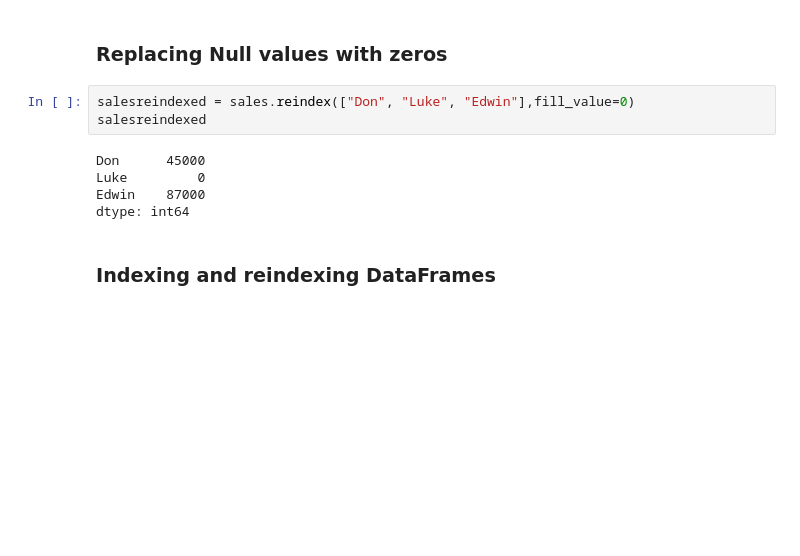
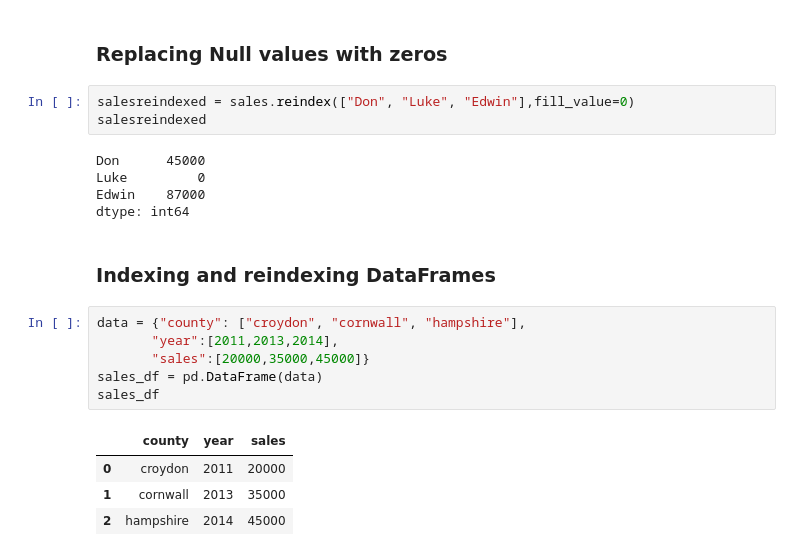
Before and after one commit to cdhutchings/pythonda, a Jupyter notebook: pandas_intro.ipynb, the cells around one changed output. Cells and saved outputs as stored; diff of their text form; blank space fills up the shorter version.

Commit message:
finished selecting entries in series and beginning on selecting entries in dataframes

```diff
--- a/pandas_intro.ipynb
+++ b/pandas_intro.ipynb
@@ -274,3 +274,14 @@ Edwin    87000
 dtype: int64
 # %% [markdown]
 ### Indexing and reindexing DataFrames
+# %%
+data = {"county": ["croydon", "cornwall", "hampshire"],
+       "year":[2011,2013,2014],
+       "sales":[20000,35000,45000]}
+sales_df = pd.DataFrame(data)
+sales_df
+# %% [output]
+|  | county | year | sales |
+| 0 | croydon | 2011 | 20000 |
+| 1 | cornwall | 2013 | 35000 |
+| 2 | hampshire | 2014 | 45000 |
```
Also changed, not shown: parts of 20 cells of this notebook.
